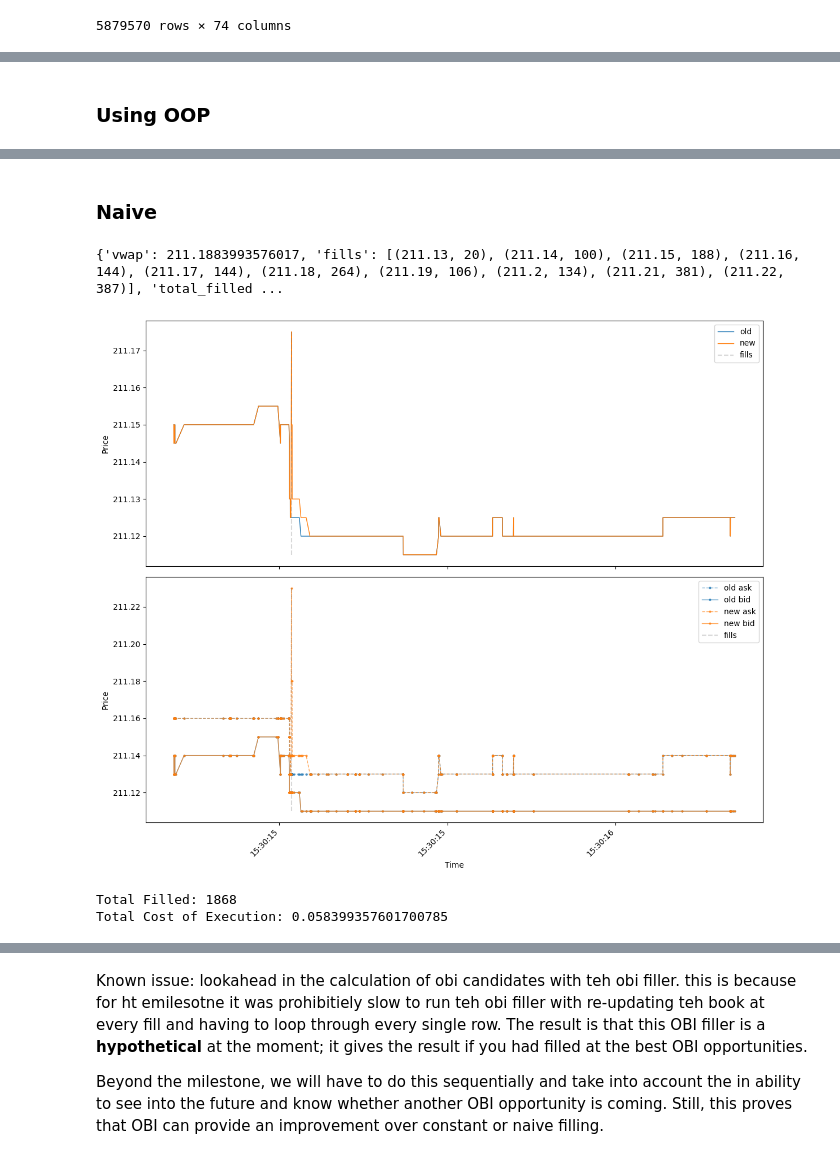
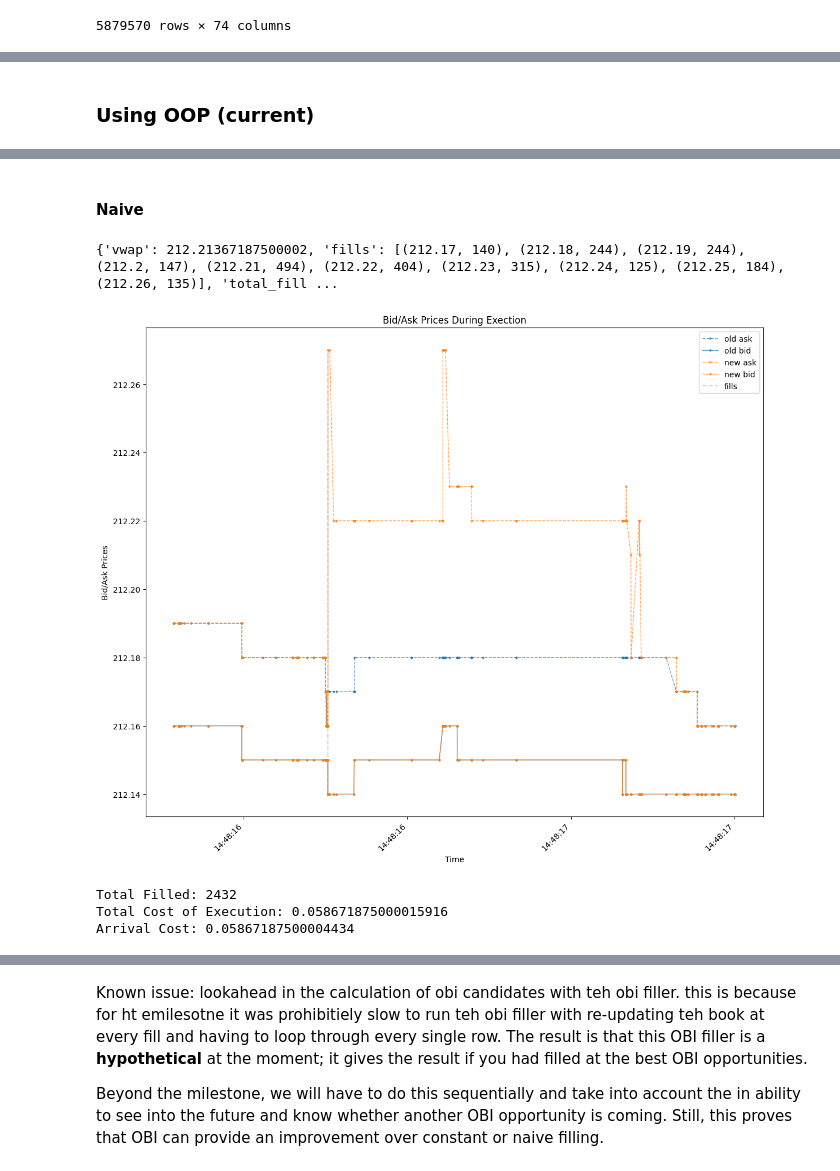
Before and after one commit to MichaelCusackNelkin/SAF_Final_Project, a Jupyter notebook: final_project/simulation.ipynb, the cells around one changed output, grey strips where cells are left out. Cells and saved outputs as stored; diff of their text form; code cells hidden in the pictures.

```diff
--- a/final_project/simulation.ipynb
+++ b/final_project/simulation.ipynb
@@ -467,5 +432,5 @@ shape: (0, 43)
 # %% [markdown]
-### Using OOP
+### Using OOP (current)
 # %%
 old_df = df.filter(pl.col("instrument_id") == 853)
 old_df = old_df.with_columns(((pl.col("ask_px_00") + pl.col("bid_px_00")) / 2).alias("mid"))
@@ -488,64 +453,76 @@ shape: (5_511_911, 43)
 | 1774555199978901500 | 853 | 207.53 | 207.55 | 260 | 171 | 207.52 | 207.56 | 16967 | ... |
 | 1774555199998183024 | 853 | 207.53 | 207.55 | 9660 | 171 | 207.52 | 207.56 | 16967 | ... |
 # %% [markdown]
-### Naive
+#### Naive
 # %%
 ts = old_df.sample()["ts_event_nano"][0]
 sim = ExecutionSimulator(old_df, latency_ns=5_000_000, replenishment_rate=10.0)
-results, new_df = sim.naive_fill("BUY", 5000, ts)
+results, new_df = sim.naive_fill("BUY", 10_000, ts)
 new_df = new_df.with_columns(((pl.col("ask_px_00") + pl.col("bid_px_00")) / 2).alias("mid"))
 print(results)
 # %% [output]
-{'vwap': 211.1883993576017, 'fills': [(211.13, 20), (211.14, 100), (211.15, 188), (211.16, 144), (211.17, 144), (211.18, 264), (211.19, 106), (211.2, 134), (211.21, 381), (211.22, 387)], 'total_filled ...
+{'vwap': 212.21367187500002, 'fills': [(212.17, 140), (212.18, 244), (212.19, 244), (212.2, 147), (212.21, 494), (212.22, 404), (212.23, 315), (212.24, 125), (212.25, 184), (212.26, 135)], 'total_fill ...
 # %%
 import matplotlib.dates as mdates
 from matplotlib.ticker import ScalarFormatter
 
 i_start = results['executed_at_idx']-100
 i_end = results['executed_at_idx']+100
 
 # Convert ns timestamps to datetime for the x-axis
 x_old = pd.to_datetime(old_df['ts_event_nano'][i_start:i_end], unit='ns')
 x_new = pd.to_datetime(new_df['ts_event_nano'][i_start:i_end], unit='ns')
 
-fig, ax = plt.subplots(2, 1, figsize=(12, 10))
+fig, ax = plt.subplots(1, 1, figsize=(12, 10))
 fill_times = pd.to_datetime(results["executed_at_ns"], unit='ns')
 
-ax[0].plot(x_old, old_df["mid"][i_start:i_end], label="old", linewidth=1)
-ax[0].plot(x_new, new_df["mid"][i_start:i_end], label="new", linewidth=1)
-ax[0].vlines(fill_times, ymin=min(new_df['mid'][i_start:i_end]), ymax=max(new_df['mid'][i_start:i_end]),
+# ax[0].plot(x_old, old_df["mid"][i_start:i_end], label="old", linewidth=1)
+# ax[0].plot(x_new, new_df["mid"][i_start:i_end], label="new", linewidth=1)
+# ax[0].vlines(fill_times, ymin=min(new_df['mid'][i_start:i_end]), ymax=max(new_df['mid'][i_start:i_end]),
+#         linestyle="--", alpha=0.3, color="tab:gray", label="fills")
+# ax[0].set_ylabel("Mid Price")
+# ax[0].set_title("Mid Price During Exection")
+
+ax.plot(x_old, old_df["ask_px_00"][i_start:i_end], marker="o", markersize = 2, linewidth=1, linestyle="--", color="tab:blue", label="old ask", alpha=0.7)
+ax.plot(x_old, old_df["bid_px_00"][i_start:i_end], marker="o", markersize = 2, linewidth=1, color="tab:blue", label="old bid", alpha=0.7)
+ax.plot(x_new, new_df["ask_px_00"][i_start:i_end], marker="o", markersize = 2, linewidth=1, linestyle="--", color="tab:orange", label="new ask", alpha=0.7)
+ax.plot(x_new, new_df["bid_px_00"][i_start:i_end], marker="o", markersize = 2, linewidth=1, color="tab:orange", label="new bid", alpha=0.7)
+ax.vlines(fill_times, ymin=min(new_df['bid_px_00'][i_start:i_end]), ymax=max(new_df['ask_px_00'][i_start:i_end]),
         linestyle="--", alpha=0.3, color="tab:gray", label="fills")
-
-ax[1].plot(x_old, old_df["ask_px_00"][i_start:i_end], marker="o", markersize = 2, linewidth=1, linestyle="--", color="tab:blue", label="old ask", alpha=0.7)
-ax[1].plot(x_old, old_df["bid_px_00"][i_start:i_end], marker="o", markersize = 2, linewidth=1, color="tab:blue", label="old bid", alpha=0.7)
-ax[1].plot(x_new, new_df["ask_px_00"][i_start:i_end], marker="o", markersize = 2, linewidth=1, linestyle="--", color="tab:orange", label="new ask", alpha=0.7)
-ax[1].plot(x_new, new_df["bid_px_00"][i_start:i_end], marker="o", markersize = 2, linewidth=1, color="tab:orange", label="new bid", alpha=0.7)
-ax[1].vlines(fill_times, ymin=min(new_df['bid_px_00'][i_start:i_end]), ymax=max(new_df['ask_px_00'][i_start:i_end]),
-        linestyle="--", alpha=0.3, color="tab:gray", label="fills")
+ax.set_ylabel("Bid/Ask Prices")
+ax.set_title("Bid/Ask Prices During Exection")
+ax.xaxis.set_major_formatter(mdates.DateFormatter('%H:%M:%S'))
+ax.xaxis.set_major_locator(mdates.AutoDateLocator())
+ax.yaxis.set_major_formatter(ScalarFormatter(useOffset=False))
+ax.ticklabel_format(style='plain', axis='y')
+ax.set_xlabel("Time")
+ax.legend()
 
 # ax[2].plot(x_new, new_df["obi"][i_start:i_end], marker="o", markersize = 2, linewidth=1, label="obi")
 # ax[2].vlines(fill_times, ymin=min(new_df['obi'][i_start:i_end]), ymax=max(new_df['obi'][i_start:i_end]),
 #         linestyle="--", alpha=0.3, color="tab:gray", label="fills")
 
-for a in ax:
-        a.xaxis.set_major_formatter(mdates.DateFormatter('%H:%M:%S'))
-        a.xaxis.set_major_locator(mdates.AutoDateLocator())
-        a.yaxis.set_major_formatter(ScalarFormatter(useOffset=False))
-        a.ticklabel_format(style='plain', axis='y')
-        a.set_ylabel("Price")
-        a.set_xlabel("Time")
-        a.legend()
+# for a in ax:
+#         a.xaxis.set_major_formatter(mdates.DateFormatter('%H:%M:%S'))
+#         a.xaxis.set_major_locator(mdates.AutoDateLocator())
+#         a.yaxis.set_major_formatter(ScalarFormatter(useOffset=False))
+#         a.ticklabel_format(style='plain', axis='y')
+#         a.set_xlabel("Time")
+#         a.legend()
 
 fig.autofmt_xdate(rotation=45)
 plt.tight_layout()
+plt.savefig('naive_fill.png', dpi=300, bbox_inches='tight')
 plt.show()
 
 # --- Analysis --
 p0=old_df.filter(pl.col("ts_event_nano") == ts)['mid'][0]
 print(f"Total Filled: {results["total_filled"]}")
 print(f"Total Cost of Execution: {results["vwap"] - p0}")
+print(f"Arrival Cost: {results["arrival_cost"]}")
 # %% [output]
-[figure, old version]
+[figure, new version]
-Total Filled: 1868
-Total Cost of Execution: 0.058399357601700785
+Total Filled: 2432
+Total Cost of Execution: 0.058671875000015916
+Arrival Cost: 0.05867187500004434
 # %% [markdown]
```
Also changed, not shown: parts of 20 cells of this notebook, 11 other files.
